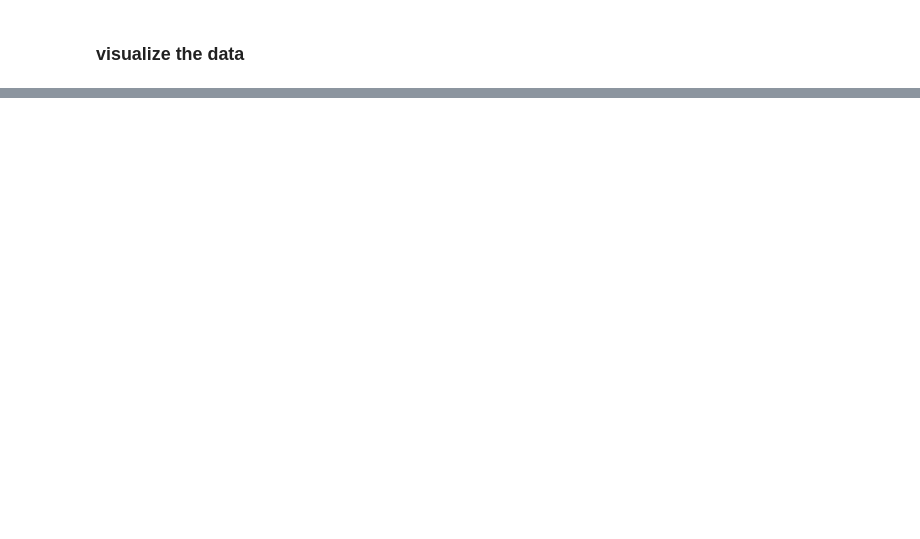
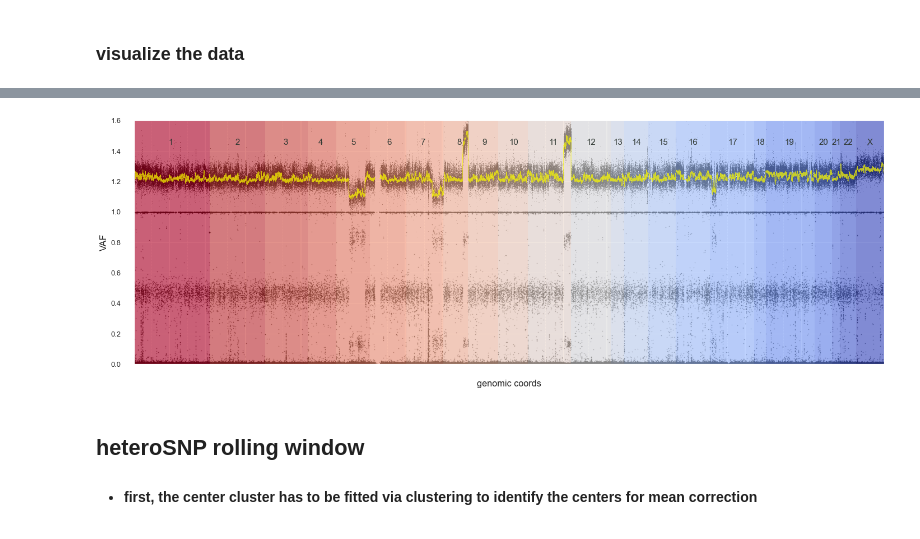
Before and after one commit to Mar111tiN/myCNV, a Jupyter notebook: nb/addRollingSNP.ipynb, the cells around one changed output, grey strips where cells are left out. Drawn from its saved outputs; the diff is of its cells as text; code cells hidden in the pictures; blank space fills up the shorter version.

```diff
--- a/nb/addRollingSNP.ipynb
+++ b/nb/addRollingSNP.ipynb
@@ -33,6 +41,6 @@ cnvPON_path
 ## get the coverage and SNP data
 # %%
 sample = "01_A"
-snpcov_df = pd.read_csv(os.path.join(output_path, f'rollingCNV/{sample}.snpcov.csv'), sep='\t')
+snp_df = pd.read_csv(os.path.join(output_path, f'rollingCNV/{sample}.snpcov.csv'), sep='\t')
 rolling_cov_df = pd.read_csv(os.path.join(output_path, f'rollingCNV/{sample}.rollcov.csv'), sep='\t')
 # %%
@@ -266,3 +61,0 @@ def center_data(snp_df, config):
-# %%
-snp_df = center_data(snpcov_df, config)
-snp_df.query('log2ratiomean != log2ratiomean')
@@ -419,2 +61,0 @@ def add_rolling_data(snp_df, cov_df, config):
-# %%
-snp_df, cov_df = add_rolling_data(snp_df, cov_df, config)
@@ -439,0 +62,52 @@ def centerVAF(snp_df):
+# %%
+log2 = dict(
+        title='log2ratio',
+        plot_type='scatter',   # ['line', 'scatter']
+        data='log2ratio',
+        plot_args=dict(
+            linewidth=0.3,
+            color='black',
+            s=0.2,
+            alpha=.7
+        )
+    )
+
+log2mean = dict(
+        title='rollinglog2ratio',
+        plot_type='line',   # ['line', 'scatter']
+        data='log2ratiomean',
+        plot_args=dict(
+            linewidth=1,
+            color='yellow',
+            alpha=.7
+        )
+    )
+
+vaf = dict(
+        title='VAF',
+        plot_type='scatter',  # ['line', 'scatter']
+        data='VAF',
+        plot_args=dict(
+            s=.2,
+            color='black',
+            alpha=.7
+        )
+    )
+fig_params = dict(
+    figsize=(24,8),
+    colormap='coolwarm_r',
+    color_chroms=True,
+    ylim=(0,1),
+    cov_offset=.1,  # how much log2ratio=0 is shifted above SNP-data
+    cov_height=.5,
+    label_size=13
+)
+chroms = ['chr5', 'chr7','chr8', 'chr11', 'chr17']
+r1 = 'chr17:3Mb-9Mb'
+
+fig, ax, df, chrom_df = plot_snp(snp_df, snp_plots=[vaf], cov_plots=[log2, log2mean], chroms='all', region='', **fig_params)
+# %% [output]
+[figure, added]
+# %% [markdown]
+## heteroSNP rolling window
++ #### first, the center cluster has to be fitted via clustering to identify the centers for mean correction
```
Also changed, not shown: parts of 49 cells of this notebook, 7 other files.
